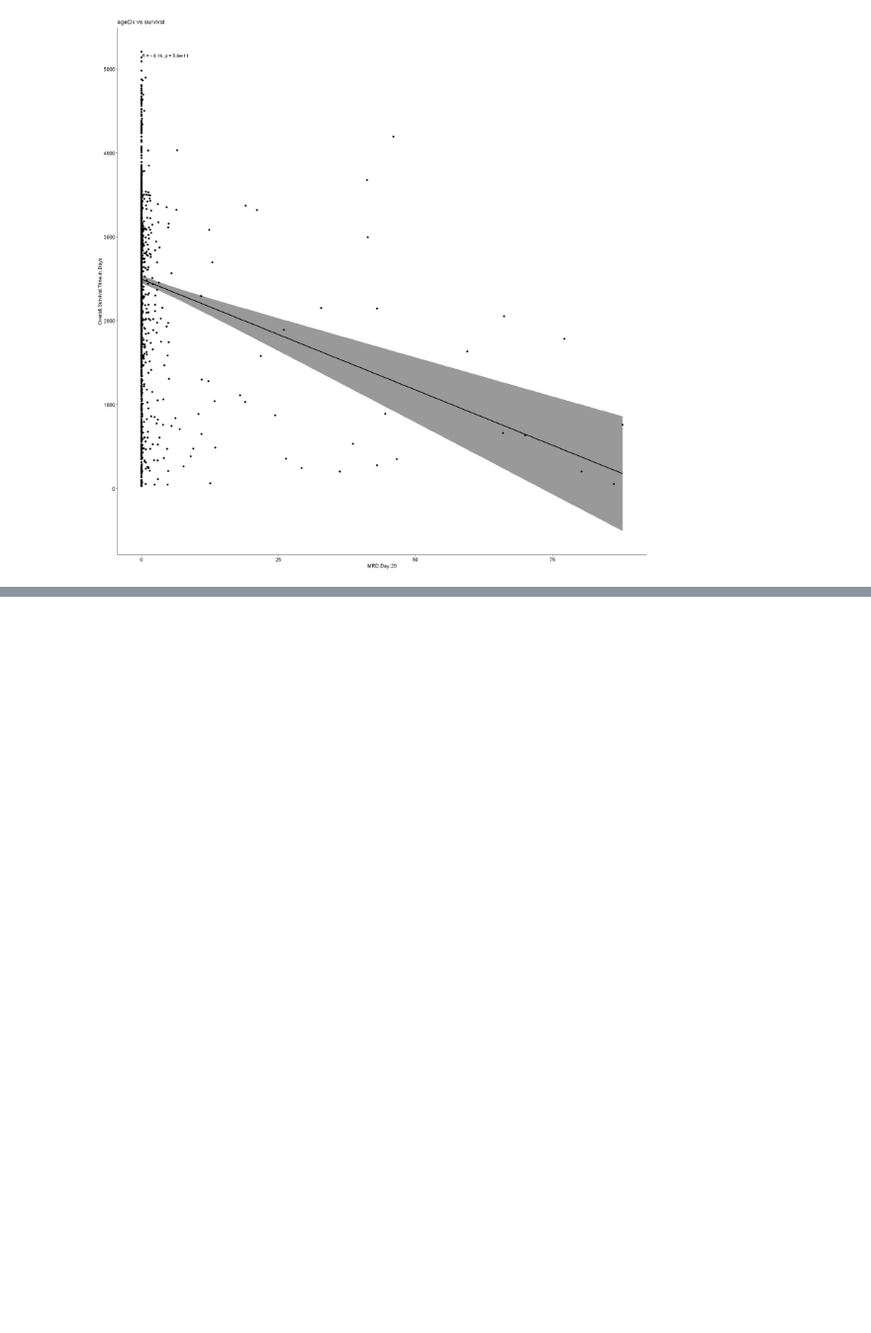
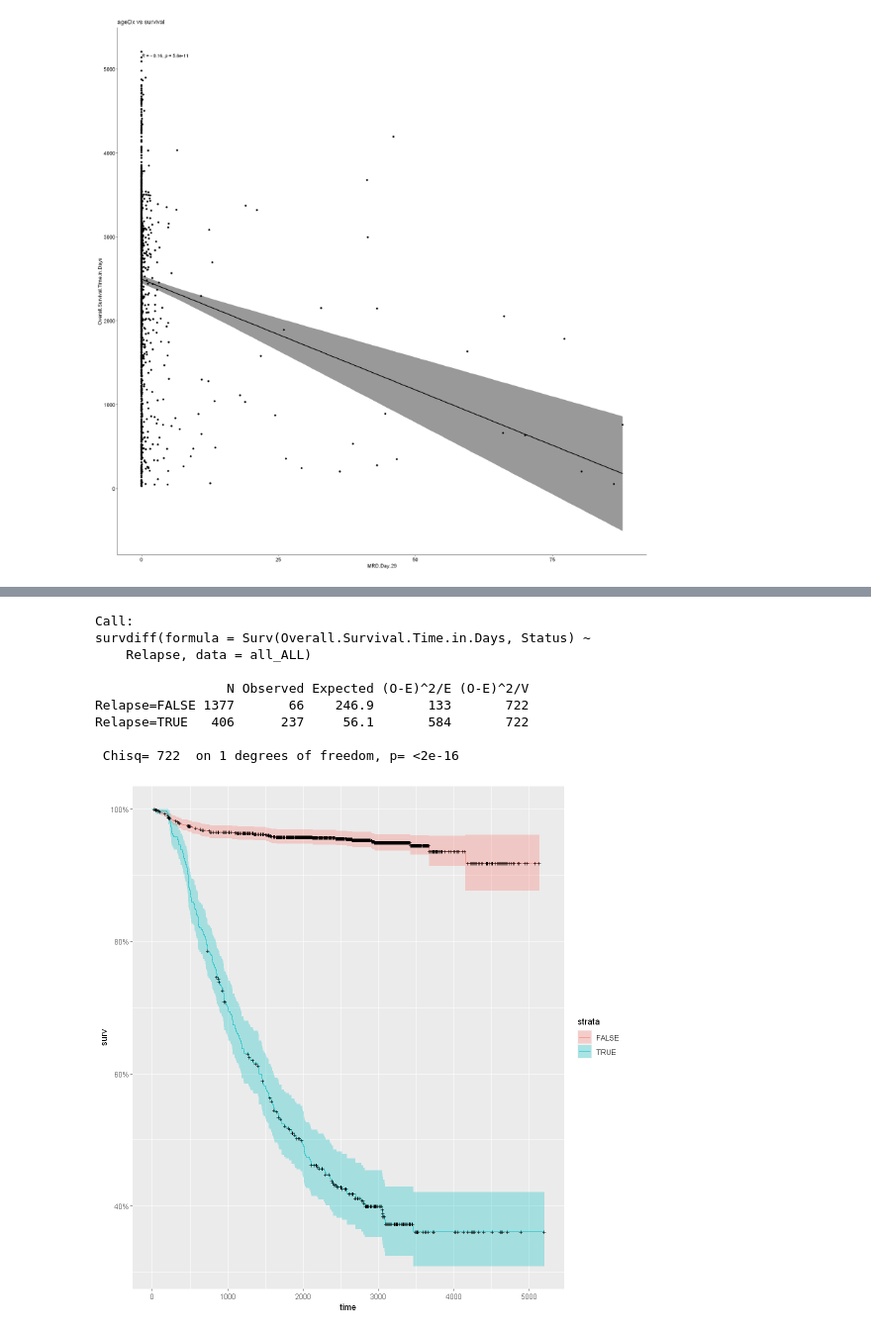
Before and after one commit to University-Courses-Jhendriksen/BMI6106, a Jupyter notebook: Project/Project Initial Analysis.ipynb, the cells around one changed output, grey strips where cells are left out. Shown at 99% size. Cells and saved outputs as stored; diff of their text form; code cells hidden in the pictures; blank space fills up the shorter version.

```diff
--- a/Project/Project Initial Analysis.ipynb
+++ b/Project/Project Initial Analysis.ipynb
@@ -442,0 +529,15 @@ Warning message:
+# %%
+km_relapse_fit = survfit(Surv(Overall.Survival.Time.in.Days,Status)~Relapse, data = all_ALL)
+autoplot(km_relapse_fit)
+survdiff(Surv(Overall.Survival.Time.in.Days,Status)~Relapse, data = all_ALL)
+# %% [output]
+Call:
+survdiff(formula = Surv(Overall.Survival.Time.in.Days, Status) ~
+    Relapse, data = all_ALL)
+
+                 N Observed Expected (O-E)^2/E (O-E)^2/V
+Relapse=FALSE 1377       66    246.9       133       722
+Relapse=TRUE   406      237     56.1       584       722
+
+ Chisq= 722  on 1 degrees of freedom, p= <2e-16
+[figure, added]
```
Also changed, not shown: parts of 11 cells of this notebook, 1 other file.
